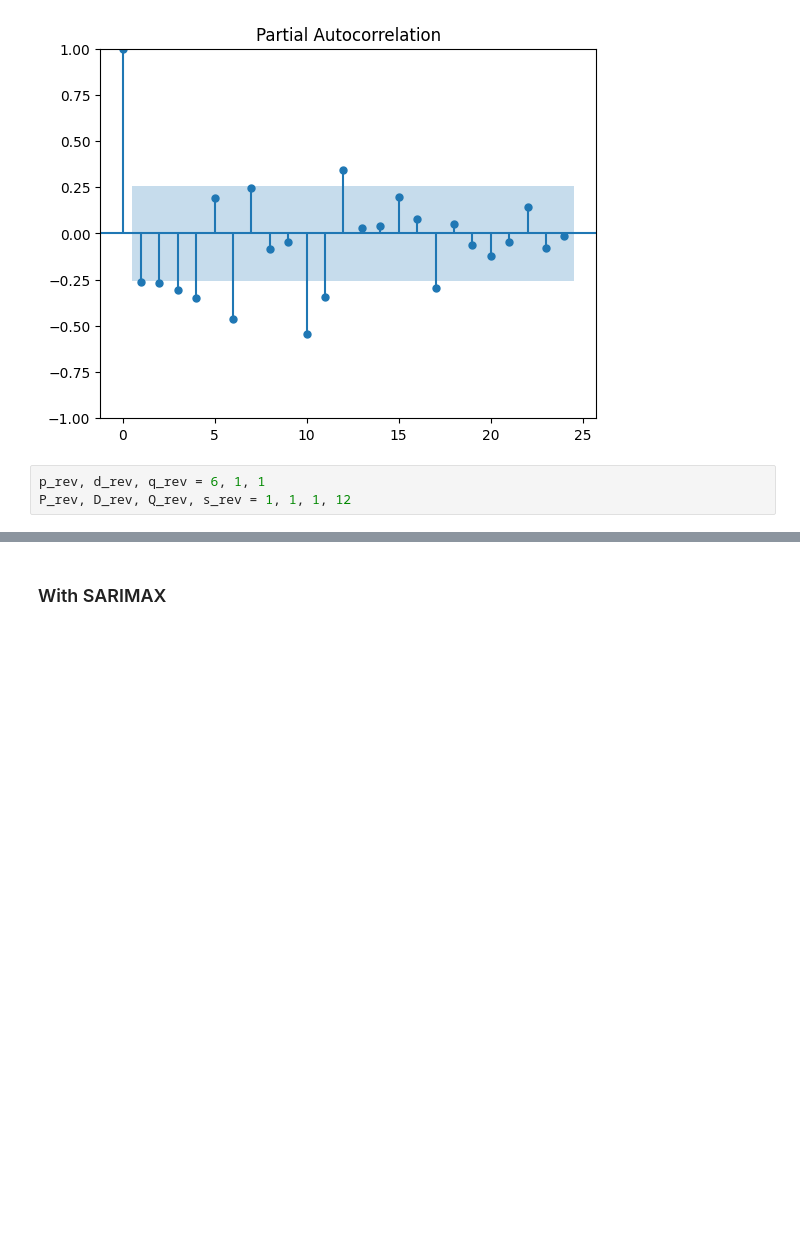
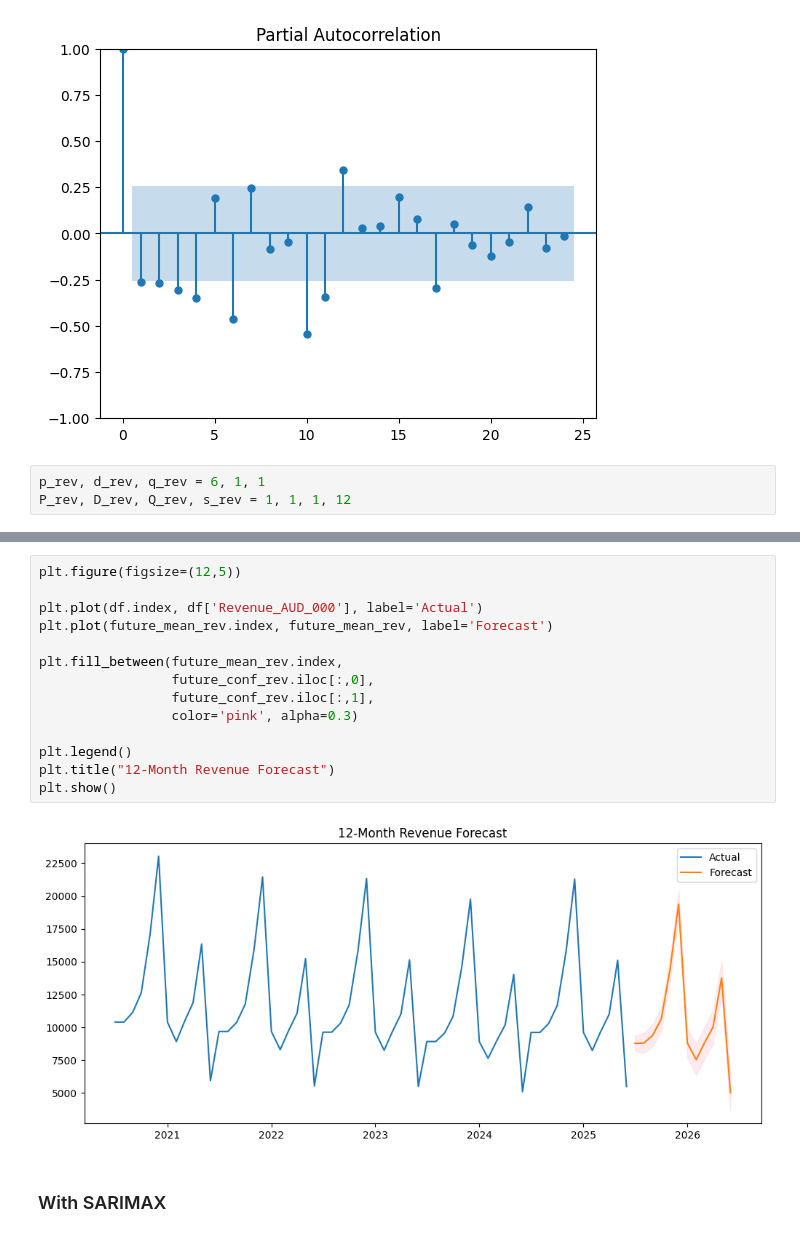
Before and after one commit to Mahir-Uddin0/OuterRim-revenue-forecasting-project, a Jupyter notebook: forecasting.ipynb, the cells around one changed output, grey strips where cells are left out. Drawn from its saved outputs; the diff is of its cells as text; blank space fills up the shorter version.

```diff
--- a/forecasting.ipynb
+++ b/forecasting.ipynb
@@ -438,3 +379,19 @@ MAPE : 7.80%
+# %%
+plt.figure(figsize=(12,5))
+
+plt.plot(df.index, df['Revenue_AUD_000'], label='Actual')
+plt.plot(future_mean_rev.index, future_mean_rev, label='Forecast')
+
+plt.fill_between(future_mean_rev.index,
+                 future_conf_rev.iloc[:,0],
+                 future_conf_rev.iloc[:,1],
+                 color='pink', alpha=0.3)
+
+plt.legend()
+plt.title("12-Month Revenue Forecast")
+plt.show()
+# %% [output]
+[figure, added]
 # %% [markdown]
 ### With SARIMAX
 # %%
```
Also changed, not shown: parts of 63 cells of this notebook.
